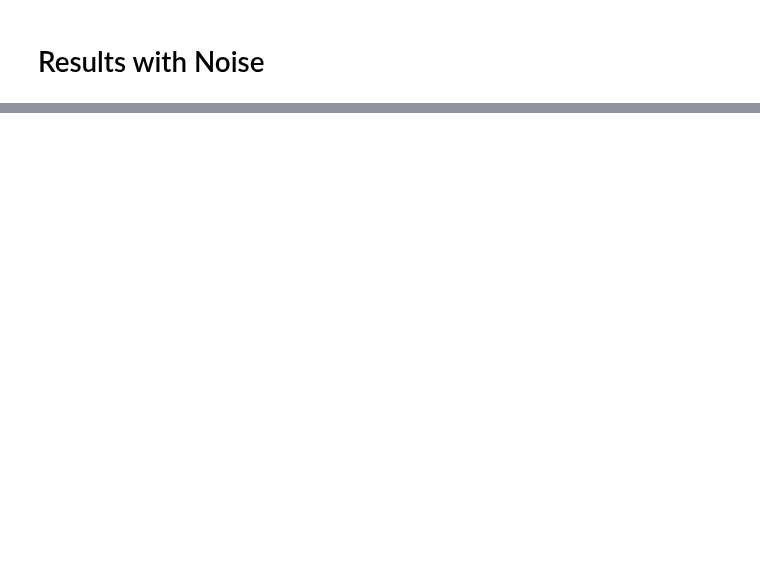
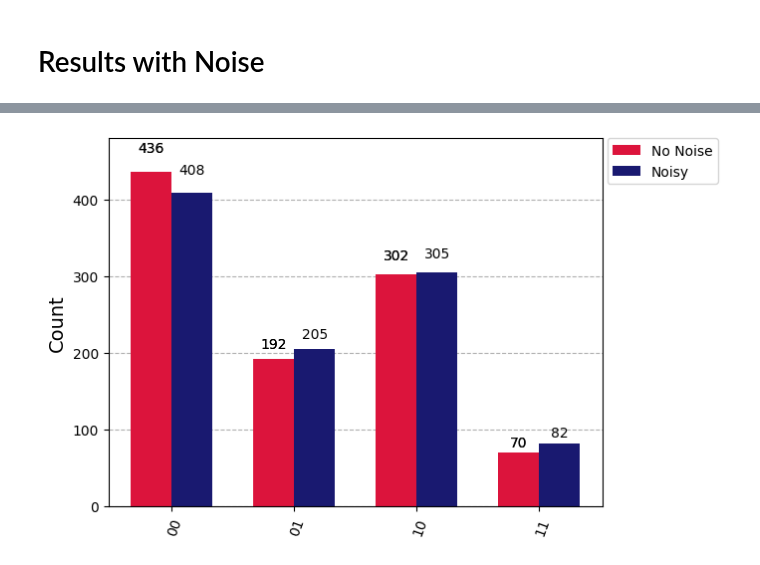
Before and after one commit to Sal7ySalt/Smallest-MSD-Protocol, a Jupyter notebook: noise.ipynb, the cells around one changed output, grey strips where cells are left out. Cells and saved outputs as stored; diff of their text form; code cells hidden in the pictures; blank space fills up the shorter version.

```diff
--- a/noise.ipynb
+++ b/noise.ipynb
@@ -217,0 +139,5 @@ Total counts for noisy circuit and eigenvalues 01, 10:  24911
+# %%
+legend = ["No Noise", "Noisy"]
+display(plot_histogram([counts, counts_noise], color=['crimson','midnightblue'], legend=legend))
+# %% [output]
+[figure, added]
```
Also changed, not shown: parts of 11 cells of this notebook.
